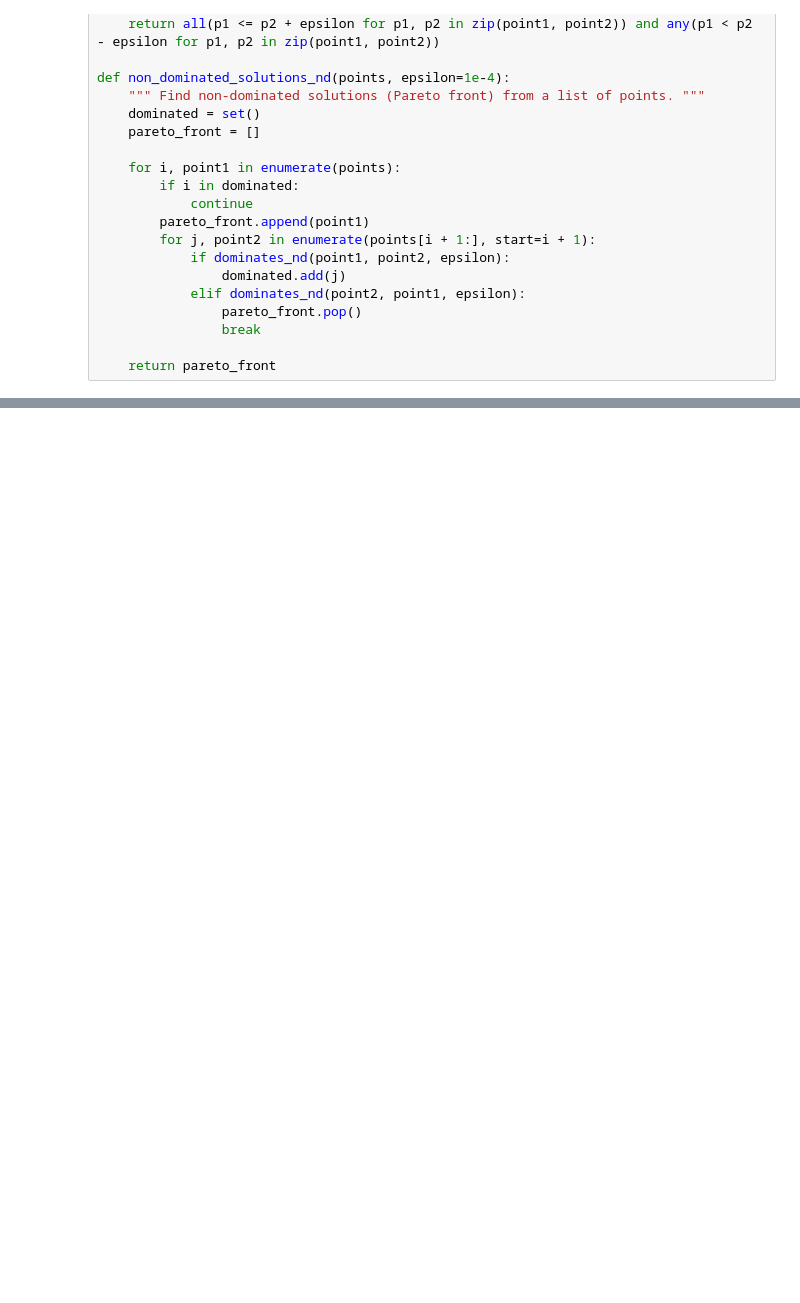
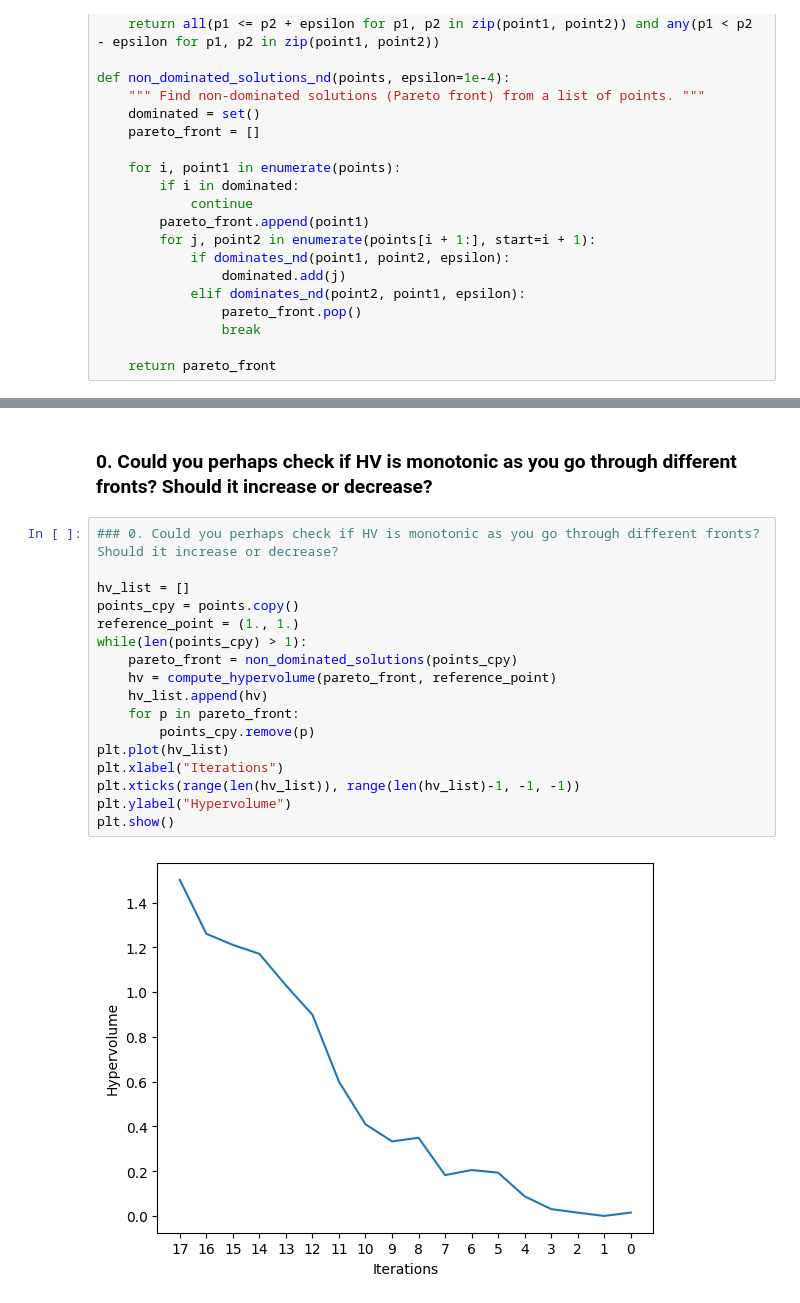
Before and after one commit to aid2e/boot-camp-2024, a Jupyter notebook: AID2E-2024/AID2E-2024/Day-2/MOO_concepts_solutions.ipynb, the cells around one changed output, grey strips where cells are left out. Cells and saved outputs as stored; diff of their text form; blank space fills up the shorter version.

```diff
--- a/AID2E-2024/AID2E-2024/Day-2/MOO_concepts_solutions.ipynb
+++ b/AID2E-2024/AID2E-2024/Day-2/MOO_concepts_solutions.ipynb
@@ -397,0 +490,21 @@ Hypervolume: 1.8049975252594017
+# %% [markdown]
+### 0. Could you perhaps check if HV is monotonic as you go through different fronts? Should it increase or decrease?
+# %%
+### 0. Could you perhaps check if HV is monotonic as you go through different fronts? Should it increase or decrease?
+
+hv_list = []
+points_cpy = points.copy()
+reference_point = (1., 1.)
+while(len(points_cpy) > 1):
+    pareto_front = non_dominated_solutions(points_cpy)
+    hv = compute_hypervolume(pareto_front, reference_point)
+    hv_list.append(hv)
+    for p in pareto_front:
+        points_cpy.remove(p)
+plt.plot(hv_list)
+plt.xlabel("Iterations")
+plt.xticks(range(len(hv_list)), range(len(hv_list)-1, -1, -1))
+plt.ylabel("Hypervolume")
+plt.show()
+# %% [output]
+[figure, added]
```
Also changed, not shown: parts of 16 cells of this notebook, 3 other files.
